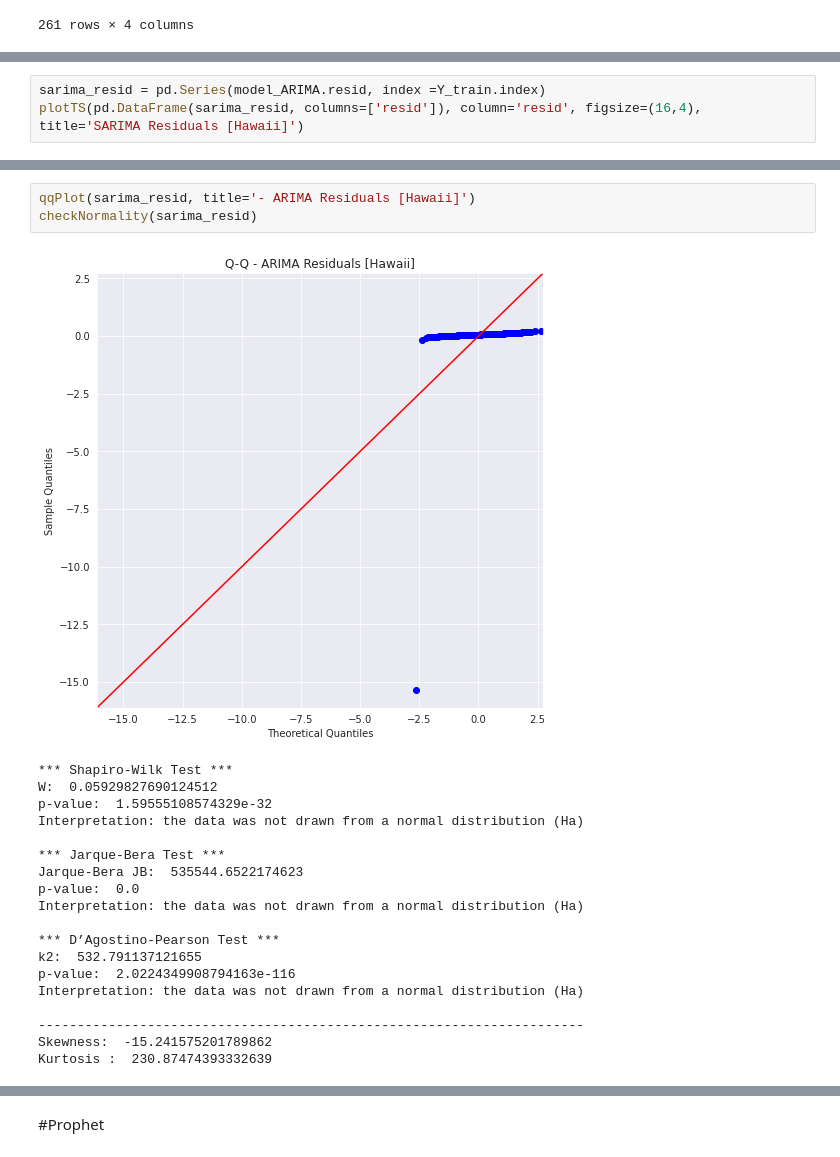
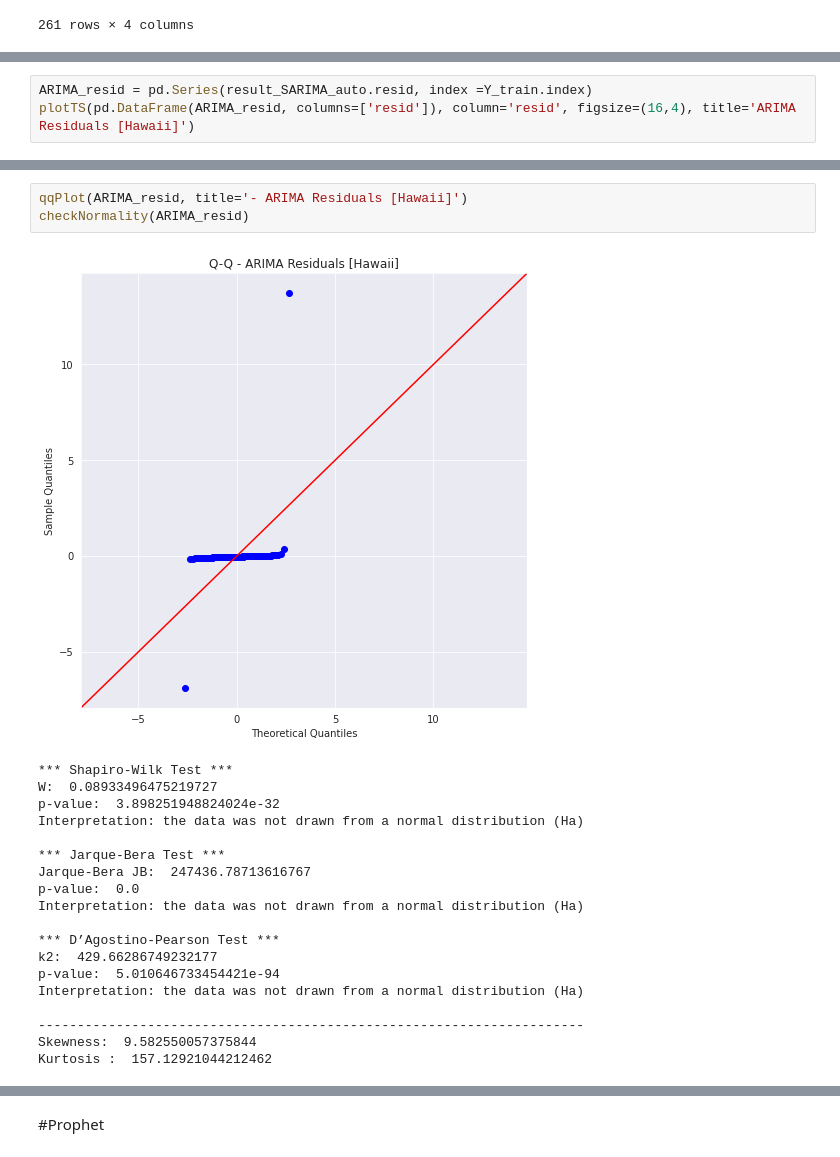
Before and after one commit to MaliheDahmardeh/state-house-price-analysis-SM, a Jupyter notebook: state-house-price-analysis.ipynb, the cells around one changed output, grey strips where cells are left out. Saved outputs shown, nothing was run; the diff lists cells and outputs as text.

```diff
--- a/state-house-price-analysis.ipynb
+++ b/state-house-price-analysis.ipynb
@@ -1540,4 +1512,4 @@ Warnings:
 # %%
-sarima_resid = pd.Series(model_ARIMA.resid, index =Y_train.index)
-plotTS(pd.DataFrame(sarima_resid, columns=['resid']), column='resid', figsize=(16,4), title='SARIMA Residuals [Hawaii]')
+ARIMA_resid = pd.Series(result_SARIMA_auto.resid, index =Y_train.index)
+plotTS(pd.DataFrame(ARIMA_resid, columns=['resid']), column='resid', figsize=(16,4), title='ARIMA Residuals [Hawaii]')
 # %% [output]
@@ -1545,24 +1517,24 @@ plotTS(pd.DataFrame(sarima_resid, columns=['resid']), column='resid', figsize=(1
 # %%
-qqPlot(sarima_resid, title='- ARIMA Residuals [Hawaii]')
-checkNormality(sarima_resid)
+qqPlot(ARIMA_resid, title='- ARIMA Residuals [Hawaii]')
+checkNormality(ARIMA_resid)
 # %% [output]
-[figure, old version]
+[figure, new version]
 *** Shapiro-Wilk Test ***
-W:  0.05929827690124512
-p-value:  1.59555108574329e-32
+W:  0.08933496475219727
+p-value:  3.898251948824024e-32
 Interpretation: the data was not drawn from a normal distribution (Ha)
 
 *** Jarque-Bera Test ***
-Jarque-Bera JB:  535544.6522174623
+Jarque-Bera JB:  247436.78713616767
 p-value:  0.0
 Interpretation: the data was not drawn from a normal distribution (Ha)
 
 *** D’Agostino-Pearson Test ***
-k2:  532.791137121655
-p-value:  2.0224349908794163e-116
+k2:  429.66286749232177
+p-value:  5.010646733454421e-94
 Interpretation: the data was not drawn from a normal distribution (Ha)
 
 ----------------------------------------------------------------------
-Skewness:  -15.241575201789862
-Kurtosis :  230.87474393332639
+Skewness:  9.582550057375844
+Kurtosis :  157.12921044212462
 # %%
```
Also changed, not shown: parts of 43 cells of this notebook.
